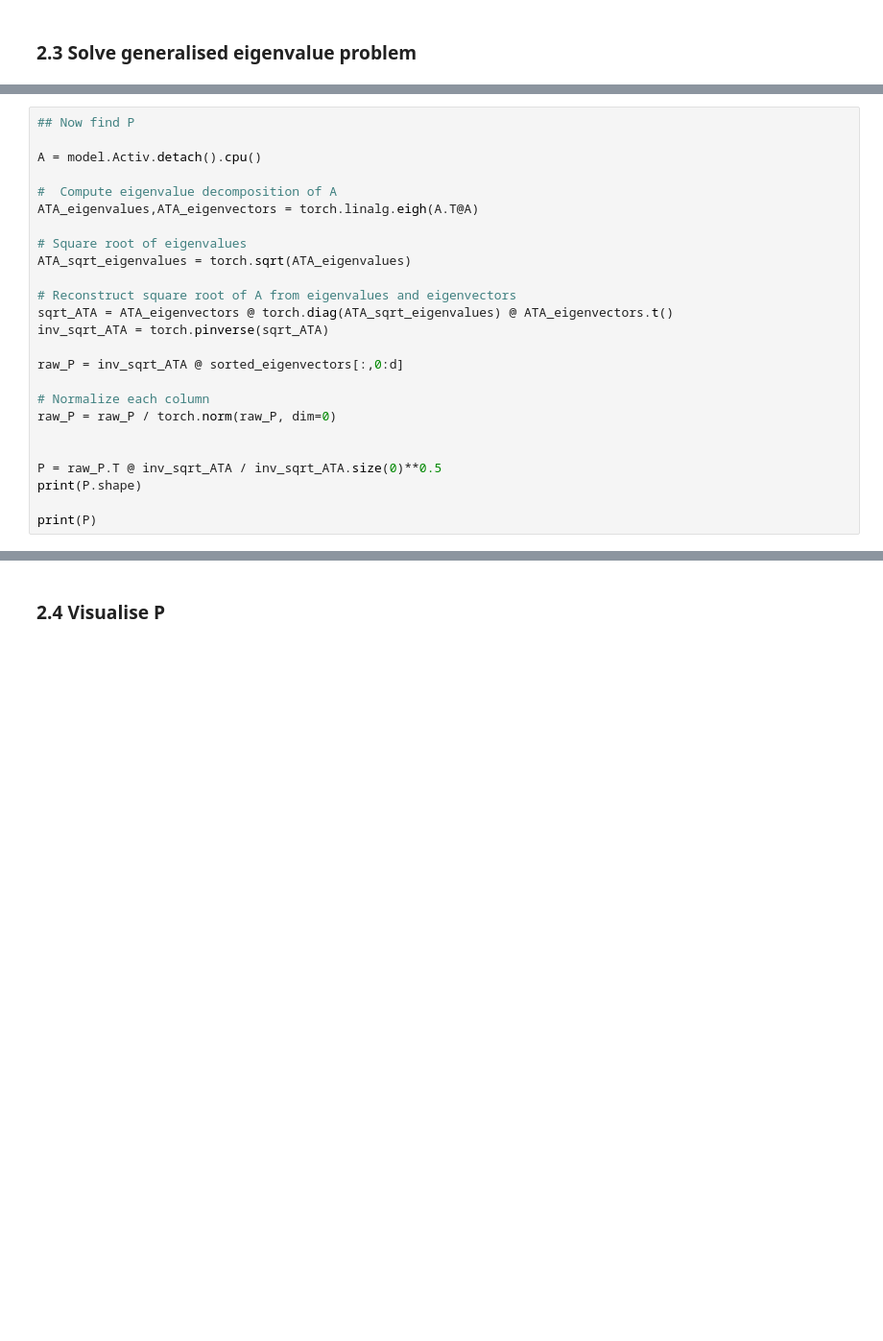
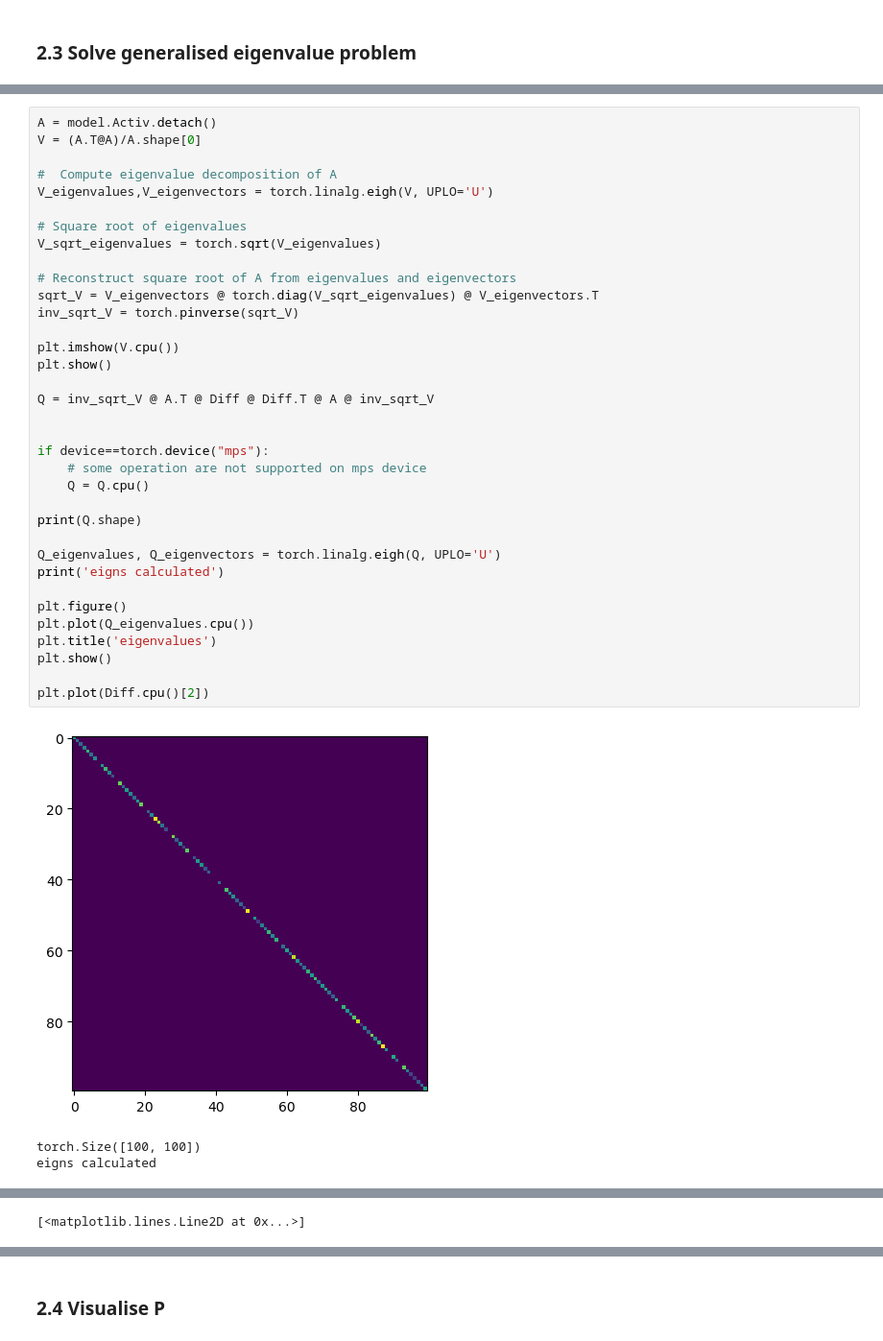
Before and after one commit to derek1909/SignalSpace-WarmUp, a Jupyter notebook: warmup.ipynb, the cells around one changed output, grey strips where cells are left out. Shown at 96% size. Cells and saved outputs as stored; diff of their text form; blank space fills up the shorter version.

```diff
--- a/warmup.ipynb
+++ b/warmup.ipynb
@@ -334,25 +287,39 @@ RuntimeError: torch.linalg.eig: input tensor should not contain infs or NaNs.
-# %%
-## Now find P
-
-A = model.Activ.detach().cpu()
-
-#  Compute eigenvalue decomposition of A
-ATA_eigenvalues,ATA_eigenvectors = torch.linalg.eigh(A.T@A)
-
-# Square root of eigenvalues
-ATA_sqrt_eigenvalues = torch.sqrt(ATA_eigenvalues)
-
-# Reconstruct square root of A from eigenvalues and eigenvectors
-sqrt_ATA = ATA_eigenvectors @ torch.diag(ATA_sqrt_eigenvalues) @ ATA_eigenvectors.t()
-inv_sqrt_ATA = torch.pinverse(sqrt_ATA)
-
-raw_P = inv_sqrt_ATA @ sorted_eigenvectors[:,0:d]
-
-# Normalize each column
-raw_P = raw_P / torch.norm(raw_P, dim=0)
-
-
-P = raw_P.T @ inv_sqrt_ATA / inv_sqrt_ATA.size(0)**0.5
-print(P.shape)
-
-print(P)
+# %%
+A = model.Activ.detach()
+V = (A.T@A)/A.shape[0]
+
+#  Compute eigenvalue decomposition of A
+V_eigenvalues,V_eigenvectors = torch.linalg.eigh(V, UPLO='U')
+
+# Square root of eigenvalues
+V_sqrt_eigenvalues = torch.sqrt(V_eigenvalues)
+
+# Reconstruct square root of A from eigenvalues and eigenvectors
+sqrt_V = V_eigenvectors @ torch.diag(V_sqrt_eigenvalues) @ V_eigenvectors.T
+inv_sqrt_V = torch.pinverse(sqrt_V)
+
+plt.imshow(V.cpu())
+plt.show()
+
+Q = inv_sqrt_V @ A.T @ Diff @ Diff.T @ A @ inv_sqrt_V
+
+
+if device==torch.device("mps"):
+    # some operation are not supported on mps device
+    Q = Q.cpu()
+
+print(Q.shape)
+
+Q_eigenvalues, Q_eigenvectors = torch.linalg.eigh(Q, UPLO='U')
+print('eigns calculated')
+
+plt.figure()
+plt.plot(Q_eigenvalues.cpu())
+plt.title('eigenvalues')
+plt.show()
+
+plt.plot(Diff.cpu()[2])
+# %% [output]
+[figure, added]
+torch.Size([100, 100])
+eigns calculated
@@ -358,0 +327 @@ print(P)
+[<matplotlib.lines.Line2D at 0x...>]
```
Also changed, not shown: parts of 14 cells of this notebook.
